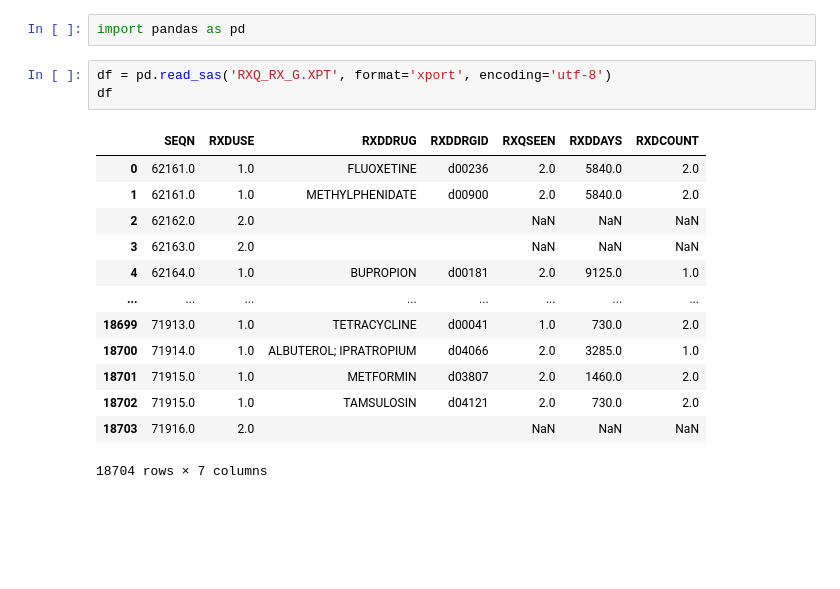
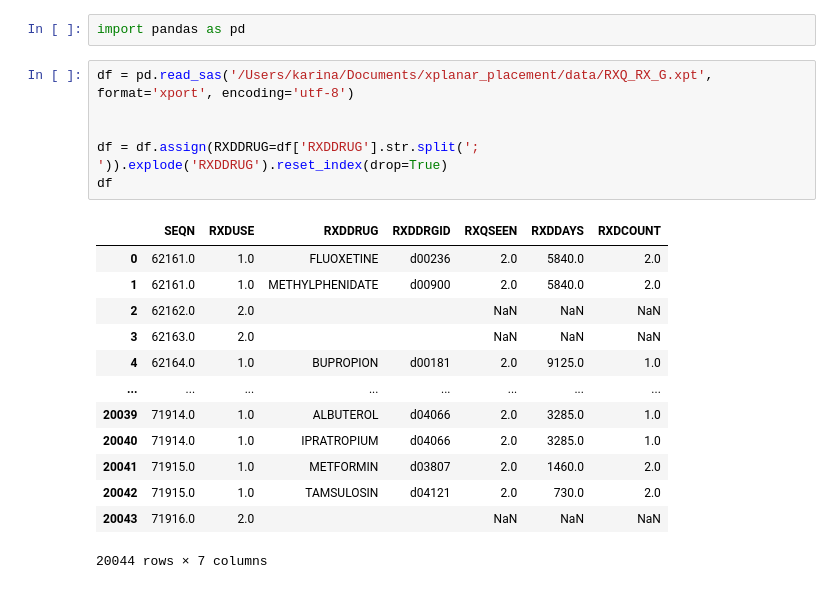
Before and after one commit to carishkaa/diplomka, a Jupyter notebook: src/rxq_xpt_data_reader.ipynb, the cells around one changed output. Saved outputs shown, nothing was run; the diff lists cells and outputs as text; blank space fills up the shorter version.

```diff
--- a/src/rxq_xpt_data_reader.ipynb
+++ b/src/rxq_xpt_data_reader.ipynb
@@ -1,21 +1,24 @@
 # %%
 import pandas as pd
 # %%
-df = pd.read_sas('RXQ_RX_G.XPT', format='xport', encoding='utf-8')
+df = pd.read_sas('/Users/karina/Documents/xplanar_placement/data/RXQ_RX_G.xpt', format='xport', encoding='utf-8')
+
+
+df = df.assign(RXDDRUG=df['RXDDRUG'].str.split('; ')).explode('RXDDRUG').reset_index(drop=True)
 df
 # %% [output]
 |  | SEQN | RXDUSE | RXDDRUG | RXDDRGID | RXQSEEN | RXDDAYS | RXDCOUNT |
 | 0 | 62161.0 | 1.0 | FLUOXETINE | d00236 | 2.0 | 5840.0 | 2.0 |
 | 1 | 62161.0 | 1.0 | METHYLPHENIDATE | d00900 | 2.0 | 5840.0 | 2.0 |
 | 2 | 62162.0 | 2.0 |  |  | NaN | NaN | NaN |
 | 3 | 62163.0 | 2.0 |  |  | NaN | NaN | NaN |
 | 4 | 62164.0 | 1.0 | BUPROPION | d00181 | 2.0 | 9125.0 | 1.0 |
 | ... | ... | ... | ... | ... | ... | ... | ... |
-| 18699 | 71913.0 | 1.0 | TETRACYCLINE | d00041 | 1.0 | 730.0 | 2.0 |
-| 18700 | 71914.0 | 1.0 | ALBUTEROL; IPRATROPIUM | d04066 | 2.0 | 3285.0 | 1.0 |
-| 18701 | 71915.0 | 1.0 | METFORMIN | d03807 | 2.0 | 1460.0 | 2.0 |
-| 18702 | 71915.0 | 1.0 | TAMSULOSIN | d04121 | 2.0 | 730.0 | 2.0 |
-| 18703 | 71916.0 | 2.0 |  |  | NaN | NaN | NaN |
+| 20039 | 71914.0 | 1.0 | ALBUTEROL | d04066 | 2.0 | 3285.0 | 1.0 |
+| 20040 | 71914.0 | 1.0 | IPRATROPIUM | d04066 | 2.0 | 3285.0 | 1.0 |
+| 20041 | 71915.0 | 1.0 | METFORMIN | d03807 | 2.0 | 1460.0 | 2.0 |
+| 20042 | 71915.0 | 1.0 | TAMSULOSIN | d04121 | 2.0 | 730.0 | 2.0 |
+| 20043 | 71916.0 | 2.0 |  |  | NaN | NaN | NaN |
-18704 rows × 7 columns
+20044 rows × 7 columns
 # %%
 top40 = df['RXDDRUG'].value_counts().head(40).index.tolist()[1:]
```
Also changed, not shown: parts of 5 cells of this notebook, 4 other files.
